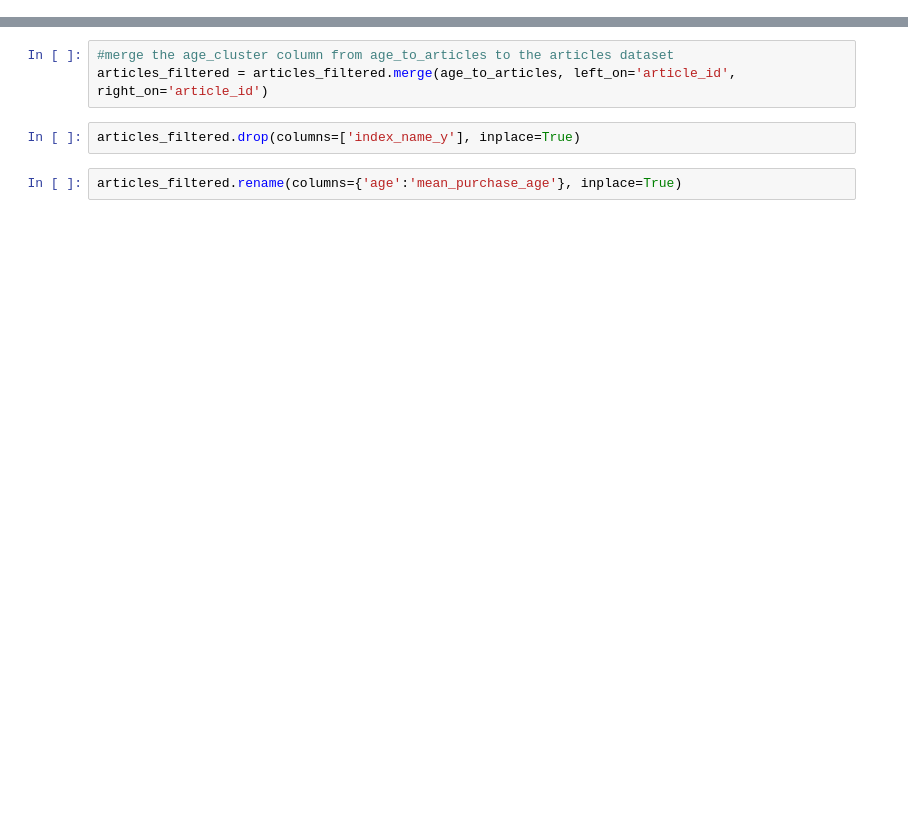
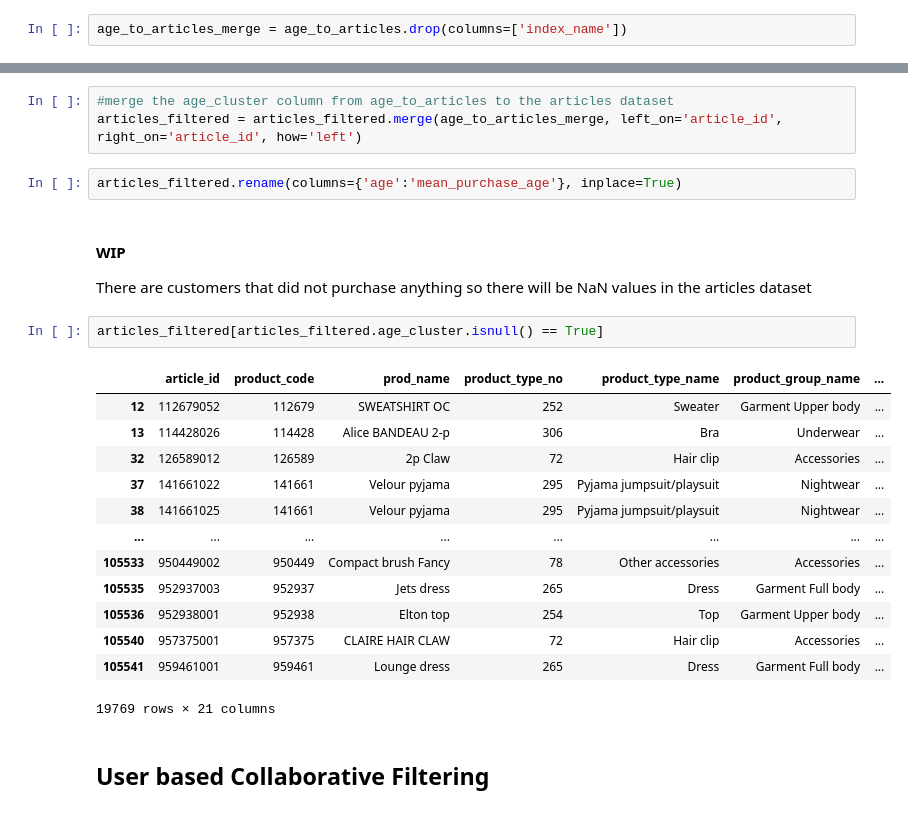
Before and after one commit to nraffa/H-M-Personalized-Fashion-Recommendations, a Jupyter notebook: EDA_Modeling.ipynb, the cells around one changed output, grey strips where cells are left out. Cells and saved outputs as stored; diff of their text form; blank space fills up the shorter version.

```diff
--- a/EDA_Modeling.ipynb
+++ b/EDA_Modeling.ipynb
@@ -323,0 +328,2 @@ age_to_articles
+# %%
+age_to_articles_merge = age_to_articles.drop(columns=['index_name'])
@@ -324,10 +346,29 @@ age_to_articles
 # %%
 #merge the age_cluster column from age_to_articles to the articles dataset
-articles_filtered = articles_filtered.merge(age_to_articles, left_on='article_id', right_on='article_id')
+articles_filtered = articles_filtered.merge(age_to_articles_merge, left_on='article_id', right_on='article_id', how='left')
-# %%
-articles_filtered.drop(columns=['index_name_y'], inplace=True)
 # %%
 articles_filtered.rename(columns={'age':'mean_purchase_age'}, inplace=True)
+# %% [markdown]
+#### WIP
+There are customers that did not purchase anything so there will be NaN values in the articles dataset
+# %%
+articles_filtered[articles_filtered.age_cluster.isnull() == True]
+# %% [output]
+|  | article_id | product_code | prod_name | product_type_no | product_type_name | product_group_name | ... |
+| 12 | 112679052 | 112679 | SWEATSHIRT OC | 252 | Sweater | Garment Upper body | ... |
+| 13 | 114428026 | 114428 | Alice BANDEAU 2-p | 306 | Bra | Underwear | ... |
+| 32 | 126589012 | 126589 | 2p Claw | 72 | Hair clip | Accessories | ... |
+| 37 | 141661022 | 141661 | Velour pyjama | 295 | Pyjama jumpsuit/playsuit | Nightwear | ... |
+| 38 | 141661025 | 141661 | Velour pyjama | 295 | Pyjama jumpsuit/playsuit | Nightwear | ... |
+| ... | ... | ... | ... | ... | ... | ... | ... |
+| 105533 | 950449002 | 950449 | Compact brush Fancy | 78 | Other accessories | Accessories | ... |
+| 105535 | 952937003 | 952937 | Jets dress | 265 | Dress | Garment Full body | ... |
+| 105536 | 952938001 | 952938 | Elton top | 254 | Top | Garment Upper body | ... |
+| 105540 | 957375001 | 957375 | CLAIRE HAIR CLAW | 72 | Hair clip | Accessories | ... |
+| 105541 | 959461001 | 959461 | Lounge dress | 265 | Dress | Garment Full body | ... |
+19769 rows × 21 columns
+# %% [markdown]
+## User based Collaborative Filtering
 # %%
 from sklearn import preprocessing
 
```
Also changed, not shown: parts of 21 cells of this notebook.
